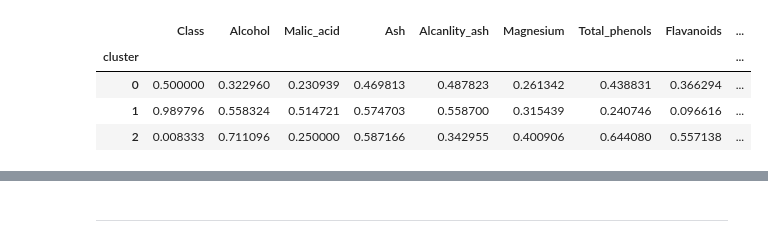
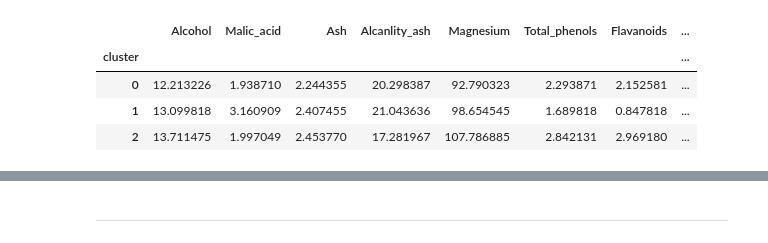
Before and after one commit to pluggarose/BigData, a Jupyter notebook: Lab4/Lab41.ipynb, the cells around one changed output, grey strips where cells are left out. Drawn from its saved outputs; the diff is of its cells as text; code cells hidden in the pictures.

```diff
--- a/Lab4/Lab41.ipynb
+++ b/Lab4/Lab41.ipynb
@@ -50,11 +54,11 @@ plt.show()
 # %%
 model = KMeans(n_clusters=3, random_state=42)
 model.fit(df)
-df['cluster'] = model.labels_
-df.groupby('cluster').mean()
+dff['cluster'] = model.labels_
+dff.groupby('cluster').mean()
 # %% [output]
-|  | Class | Alcohol | Malic_acid | Ash | Alcanlity_ash | Magnesium | Total_phenols | Flavanoids | ... |
-| cluster |  |  |  |  |  |  |  |  | ... |
-| 0 | 0.500000 | 0.322960 | 0.230939 | 0.469813 | 0.487823 | 0.261342 | 0.438831 | 0.366294 | ... |
-| 1 | 0.989796 | 0.558324 | 0.514721 | 0.574703 | 0.558700 | 0.315439 | 0.240746 | 0.096616 | ... |
-| 2 | 0.008333 | 0.711096 | 0.250000 | 0.587166 | 0.342955 | 0.400906 | 0.644080 | 0.557138 | ... |
+|  | Alcohol | Malic_acid | Ash | Alcanlity_ash | Magnesium | Total_phenols | Flavanoids | ... |
+| cluster |  |  |  |  |  |  |  | ... |
+| 0 | 12.213226 | 1.938710 | 2.244355 | 20.298387 | 92.790323 | 2.293871 | 2.152581 | ... |
+| 1 | 13.099818 | 3.160909 | 2.407455 | 21.043636 | 98.654545 | 1.689818 | 0.847818 | ... |
+| 2 | 13.711475 | 1.997049 | 2.453770 | 17.281967 | 107.786885 | 2.842131 | 2.969180 | ... |
```
Also changed, not shown: parts of 13 cells of this notebook, 3 other files.
